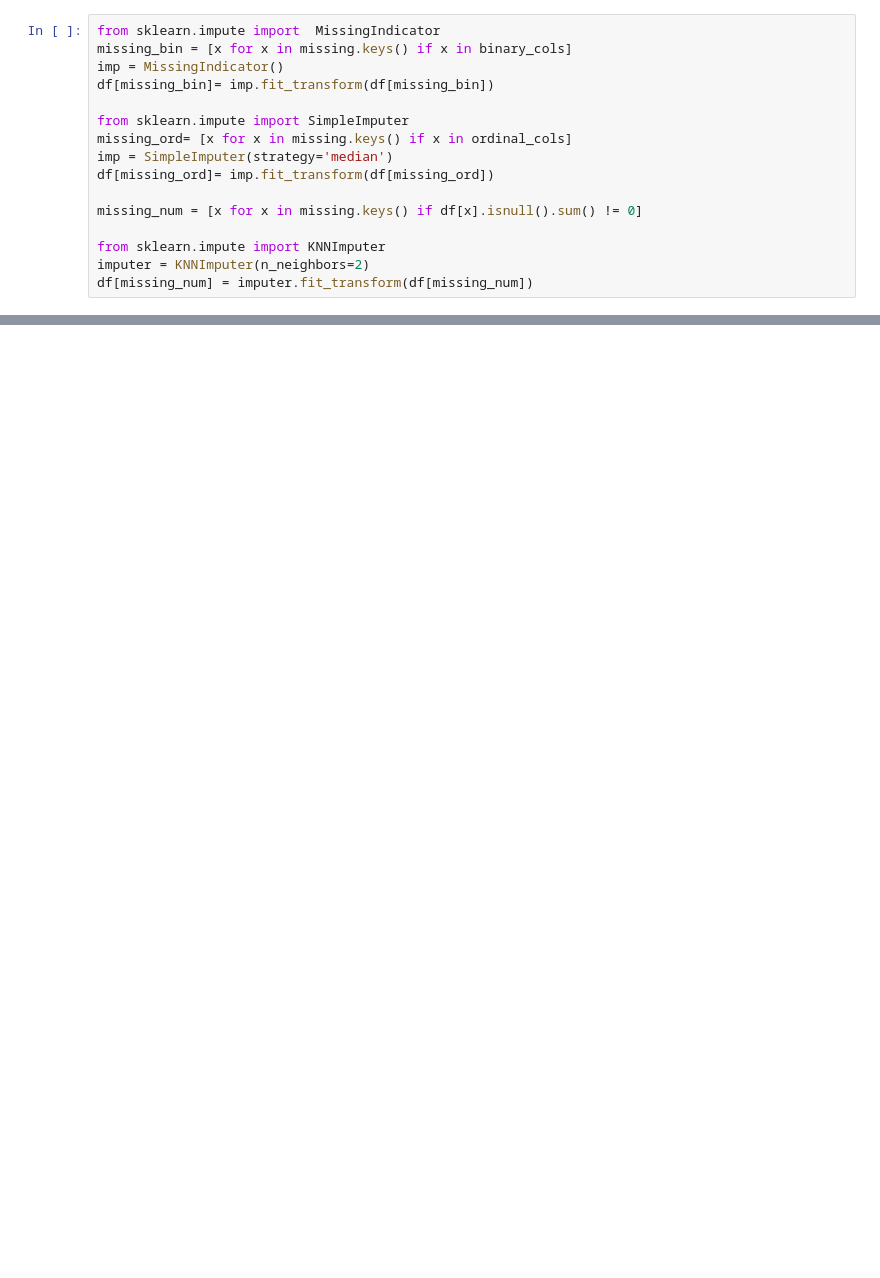
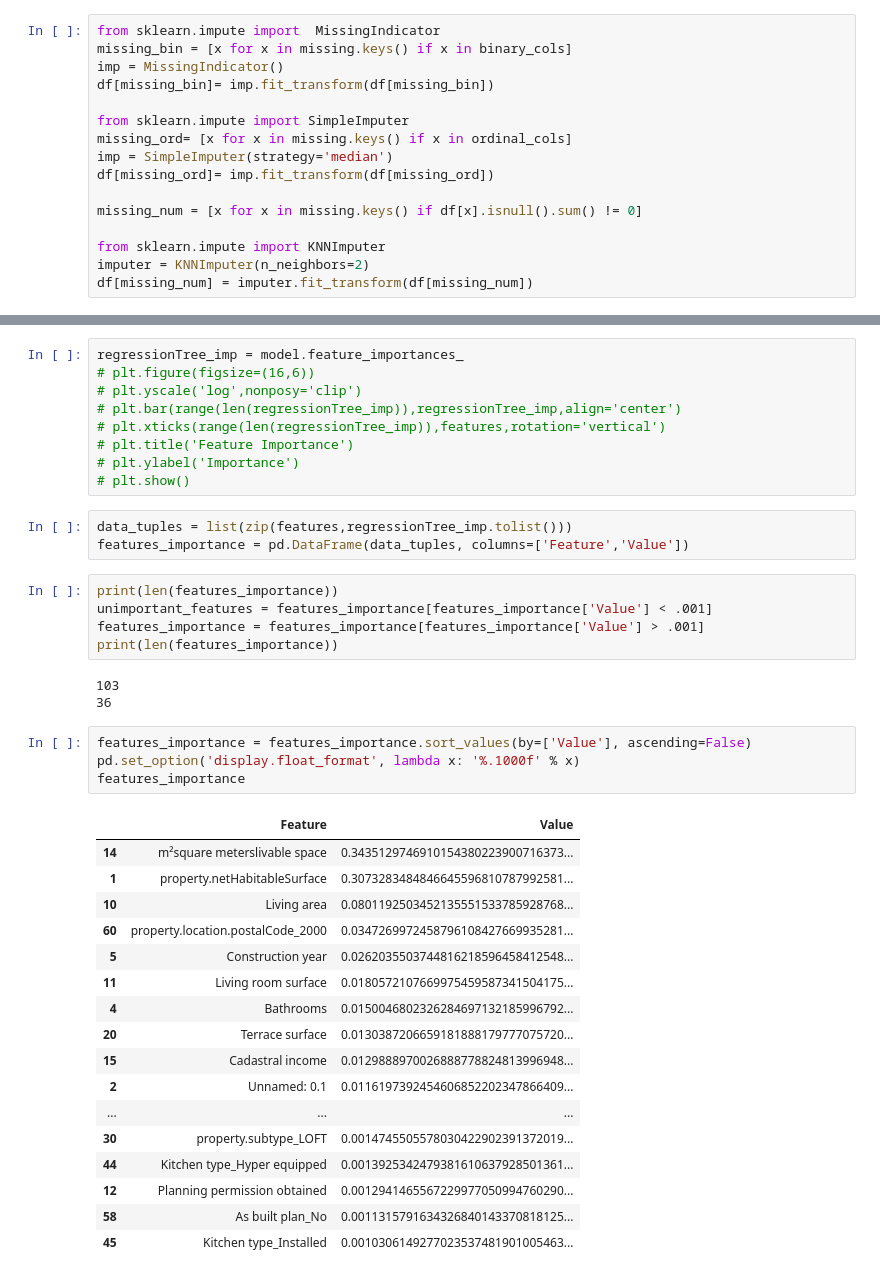
Before and after one commit to JonasHeymans/appartementen, a Jupyter notebook: preprocessing.ipynb, the cells around one changed output, grey strips where cells are left out. Drawn from its saved outputs; the diff is of its cells as text; blank space fills up the shorter version.

```diff
--- a/preprocessing.ipynb
+++ b/preprocessing.ipynb
@@ -121,0 +231,42 @@ df.to_pickle('files/preprosessed.pkl')
+# %%
+regressionTree_imp = model.feature_importances_
+# plt.figure(figsize=(16,6))
+# plt.yscale('log',nonposy='clip')
+# plt.bar(range(len(regressionTree_imp)),regressionTree_imp,align='center')
+# plt.xticks(range(len(regressionTree_imp)),features,rotation='vertical')
+# plt.title('Feature Importance')
+# plt.ylabel('Importance')
+# plt.show()
+# %%
+data_tuples = list(zip(features,regressionTree_imp.tolist()))
+features_importance = pd.DataFrame(data_tuples, columns=['Feature','Value'])
+# %%
+print(len(features_importance))
+unimportant_features = features_importance[features_importance['Value'] < .001]
+features_importance = features_importance[features_importance['Value'] > .001]
+print(len(features_importance))
+# %% [output]
+103
+36
+# %%
+features_importance = features_importance.sort_values(by=['Value'], ascending=False)
+pd.set_option('display.float_format', lambda x: '%.1000f' % x)
+features_importance
+# %% [output]
+|  | Feature | Value |
+| 14 | m²square meterslivable space | 0.3435129746910154380223900716373... |
+| 1 | property.netHabitableSurface | 0.3073283484846645596810787992581... |
+| 10 | Living area | 0.0801192503452135551533785928768... |
+| 60 | property.location.postalCode_2000 | 0.0347269972458796108427669935281... |
+| 5 | Construction year | 0.0262035503744816218596458412548... |
+| 11 | Living room surface | 0.0180572107669975459587341504175... |
+| 4 | Bathrooms | 0.0150046802326284697132185996792... |
+| 20 | Terrace surface | 0.0130387206659181888179777075720... |
+| 15 | Cadastral income | 0.0129888970026888778824813996948... |
+| 2 | Unnamed: 0.1 | 0.0116197392454606852202347866409... |
+| ... | ... | ... |
+| 30 | property.subtype_LOFT | 0.0014745505578030422902391372019... |
+| 44 | Kitchen type_Hyper equipped | 0.0013925342479381610637928501361... |
+| 12 | Planning permission obtained | 0.0012941465567229977050994760290... |
+| 58 | As built plan_No | 0.0011315791634326840143370818125... |
+| 45 | Kitchen type_Installed | 0.0010306149277023537481901005463... |
```
Also changed, not shown: parts of 15 cells of this notebook.
